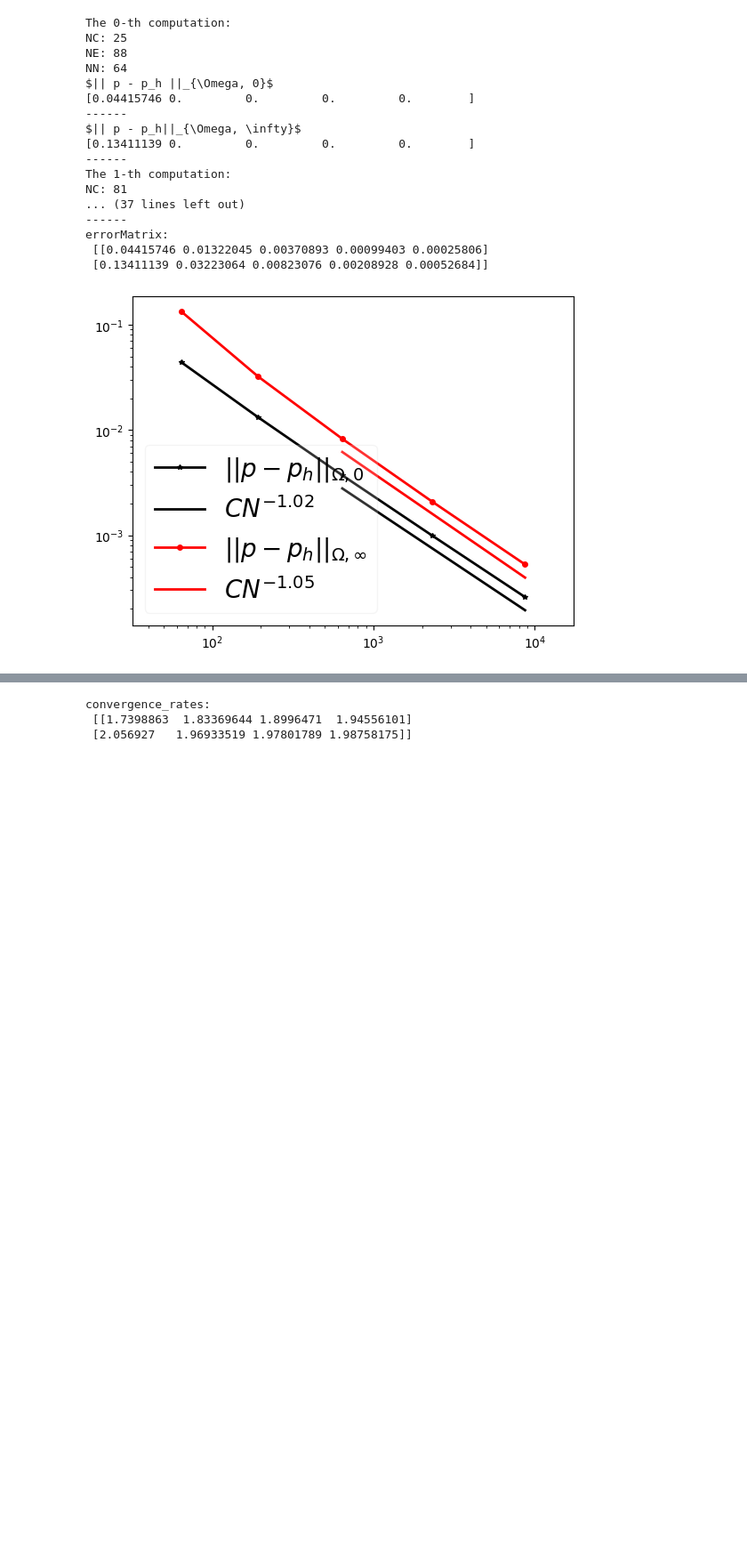
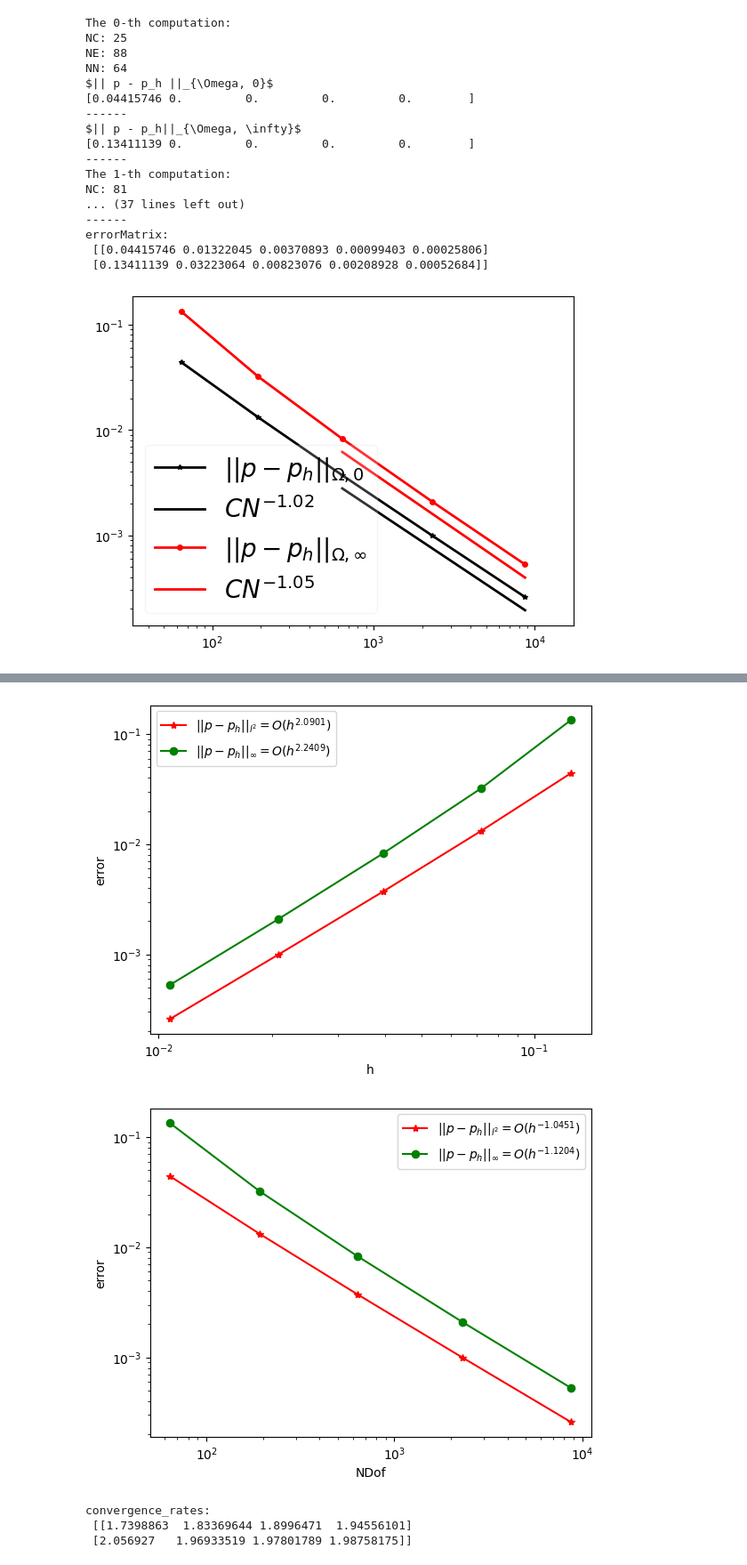
Before and after one commit to brighthe/hlthesis, a Jupyter notebook: mfdm/exp1_poisson_mfdm_primal.ipynb, the cells around one changed output, grey strips where cells are left out. Shown at 89% size. Cells and saved outputs as stored; diff of their text form; code cells hidden in the pictures; blank space fills up the shorter version.

```diff
--- a/mfdm/exp1_poisson_mfdm_primal.ipynb
+++ b/mfdm/exp1_poisson_mfdm_primal.ipynb
@@ -114,3 +121,38 @@ errorMatrix:
+# %%
+h = 1 / (np.power(NDof, 1/2))
+
+linetype = ['r-*', 'g-o']
+
+fig = plt.figure(1)
+plt.xlabel('h')
+plt.ylabel('error')
+axes = fig.gca()
+
+c = np.polyfit(np.log(h), np.log(errorMatrix[0]), 1)
+print("c:", c)
+axes.loglog(h, errorMatrix[0], linetype[0], label='$|| p - p_h ||_{l^2} = O(h^{%0.4f})$'%(c[0]))
+
+c = np.polyfit(np.log(h), np.log(errorMatrix[1]), 1)
+axes.loglog(h, errorMatrix[1], linetype[1], label='$|| p - p_h ||_{\\infty} = O(h^{%0.4f})$'%(c[0]))
+
+axes.legend()
+
+fig = plt.figure(2)
+plt.xlabel('NDof')
+plt.ylabel('error')
+axes = fig.gca()
+
+c = np.polyfit(np.log(NDof), np.log(errorMatrix[0]), 1)
+axes.loglog(NDof, errorMatrix[0], linetype[0], label='$|| p - p_h ||_{l^2} = O(h^{%0.4f})$'%(c[0]))
+
+c = np.polyfit(np.log(NDof), np.log(errorMatrix[1]), 1)
+axes.loglog(NDof, errorMatrix[1], linetype[1], label='$|| p - p_h ||_{\\infty} = O(h^{%0.4f})$'%(c[0]))
+
+axes.legend()
+plt.show()
+# %% [output]
+[figure, added]
+[figure, added]
 # %%
 
 # Compute error convergence rates
```
Also changed, not shown: parts of 5 cells of this notebook.
